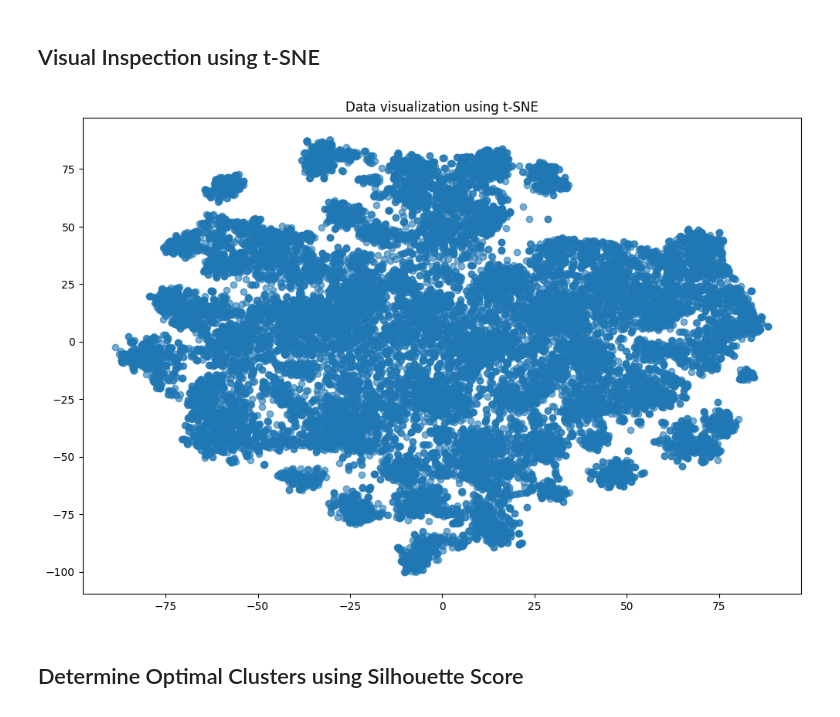
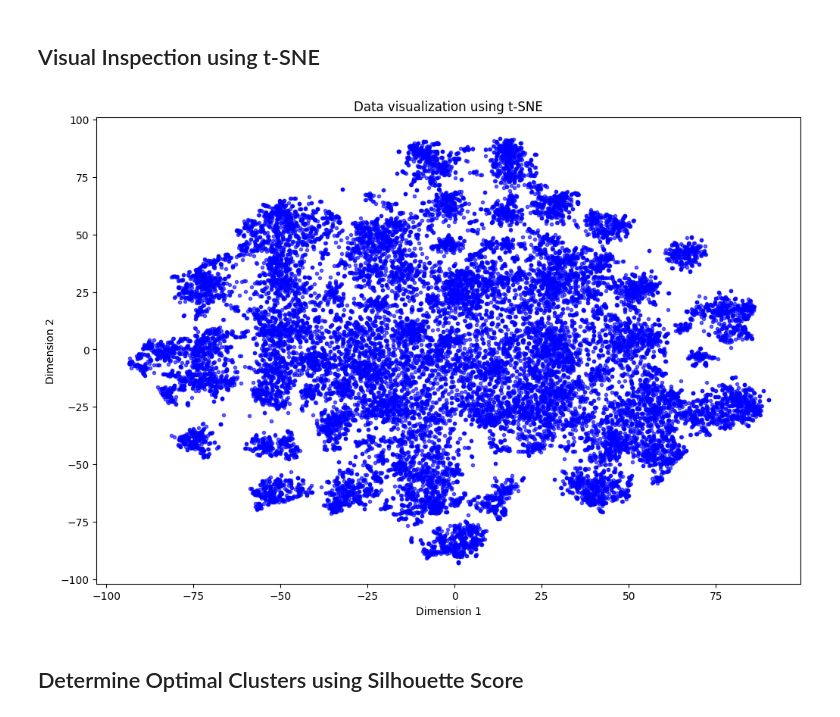
Before and after one commit to mohamadsolouki/Scientific-Trend-Analysis, a Jupyter notebook: notebooks/clustering.ipynb, the cells around one changed output. Drawn from its saved outputs; the diff is of its cells as text; code cells hidden in the pictures.

```diff
--- a/notebooks/clustering.ipynb
+++ b/notebooks/clustering.ipynb
@@ -16,7 +16,7 @@ import seaborn as sns
 # %% [markdown]
 ## Load and Preview Data
 # %%
-input_file = '../data/data_concatenated.csv'
+input_file = '../data/data_preprocessed.csv'
 df = pd.read_csv(input_file)
 df.head()
 # %% [output]
@@ -31,10 +31,10 @@ df.head()
 # %%
 def vectorize_text(df):
     # Replace NaN values in the 'concat' column with empty strings
-    df['concat'] = df['concat'].fillna('')
+    df['text'] = df['text'].fillna('')
     # Instantiate TfidfVectorizer
-    vectorizer = TfidfVectorizer(max_features=2000)
-    X = vectorizer.fit_transform(df['concat'])
+    vectorizer = TfidfVectorizer(max_features=1000)
+    X = vectorizer.fit_transform(df['text'])
     return X, vectorizer
 
 tfidf_matrix, vectorizer = vectorize_text(df)
@@ -51,23 +51,26 @@ X_reduced = reduce_dimensionality(tfidf_matrix)
 ## Visual Inspection using t-SNE
 # %%
 def visualize_tsne(X):
-    # Taking a random sample of 10% of the data
+    # Taking a random sample of 1% of the data
     sample_indices = np.random.choice(X.shape[0], int(0.01 * X.shape[0]), replace=False)
     X_sample = X[sample_indices]
 
-    tsne = TSNE(n_components=2, random_state=0)
+    # Instantiating and fitting t-SNE
+    tsne = TSNE(n_components=2, random_state=42)
     X_tsne = tsne.fit_transform(X_sample)
 
+    # Plotting the t-SNE features
     plt.figure(figsize=(12, 8))
-    plt.scatter(X_tsne[:, 0], X_tsne[:, 1], alpha=0.6)
+    plt.scatter(X_tsne[:, 0], X_tsne[:, 1], marker='.', c='blue', alpha=0.6)
     plt.title('Data visualization using t-SNE')
+    plt.xlabel('Dimension 1')
+    plt.ylabel('Dimension 2')
     plt.show()
 
 
-
 visualize_tsne(X_reduced)
 # %% [output]
-[figure, old version]
+[figure, new version]
 # %% [markdown]
 ## Determine Optimal Clusters using Silhouette Score
 # %%
```
Also changed, not shown: parts of 8 cells of this notebook, 3 other files.
